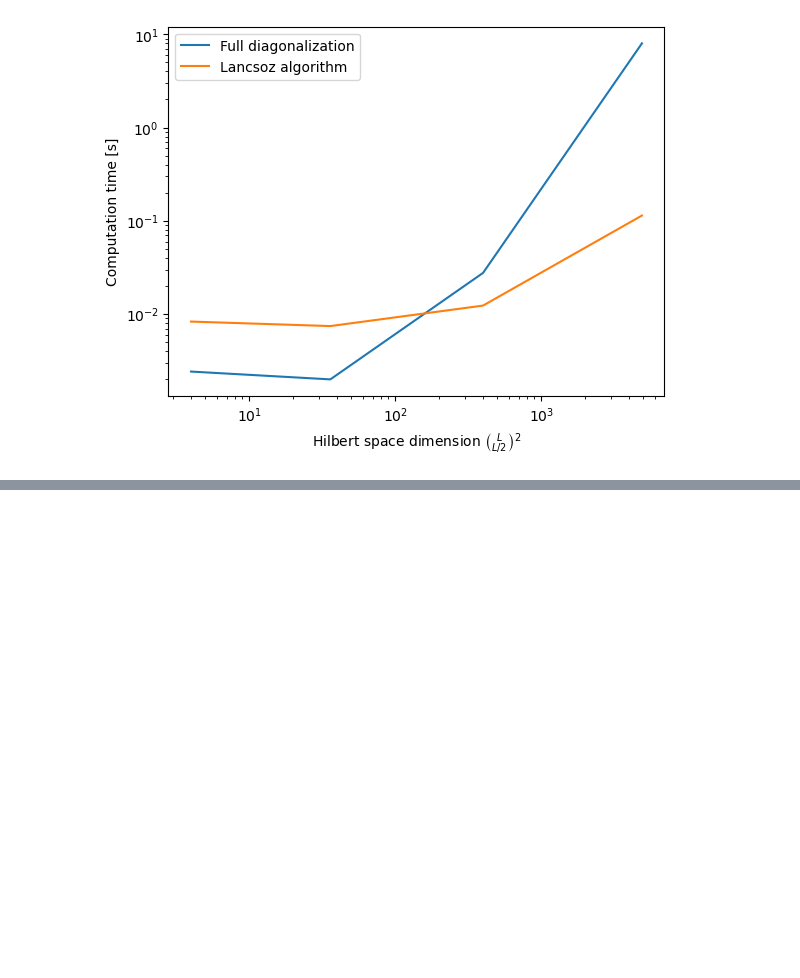
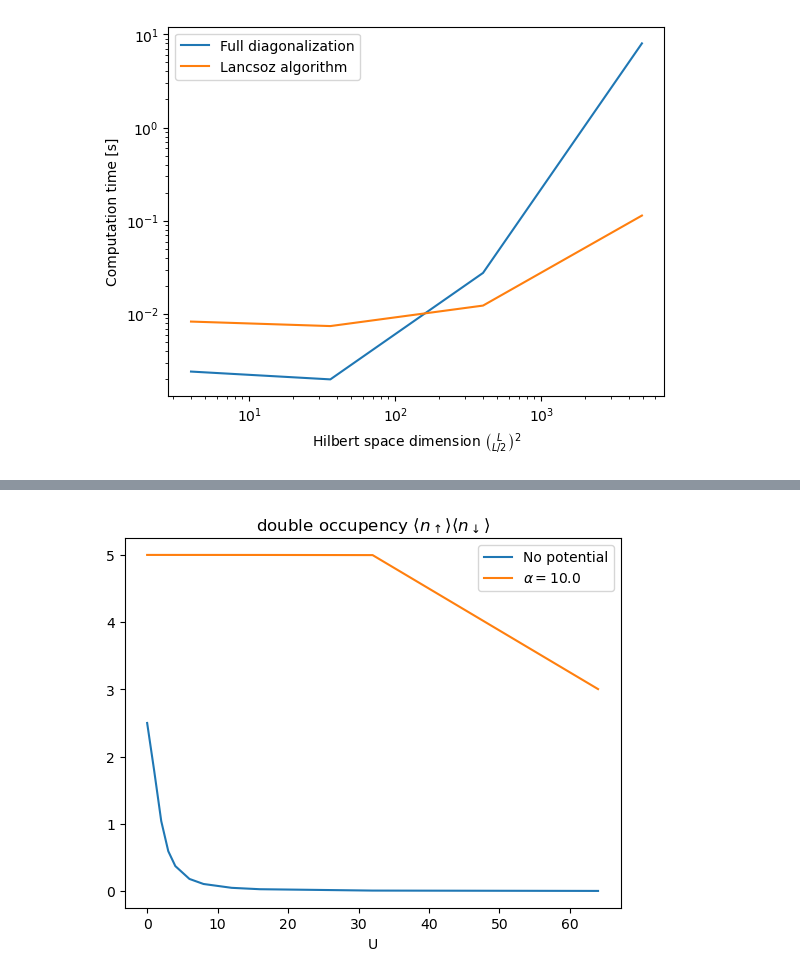
Before and after one commit to Pauline-Chevallier/Num_Methods_for_Q_Systems, a Jupyter notebook: TP1_Lanczos.ipynb, the cells around one changed output, grey strips where cells are left out. Drawn from its saved outputs; the diff is of its cells as text; code cells hidden in the pictures; blank space fills up the shorter version.

```diff
--- a/TP1_Lanczos.ipynb
+++ b/TP1_Lanczos.ipynb
@@ -963,0 +1007,6 @@ array([ 2,  6, 20, 70])
+# %%
+ring = free_fermion_E0(4, 3, t=1.0)
+print(fr"Spin ring E_r = {ring}")
+H_mb = h_fermion_line(4,3, t=1.0)[0]
+line = np.linalg.eigvalsh(H_mb.toarray())[0]
+print(fr"Spin line E_l = {line}")
@@ -963,0 +1110,24 @@ array([ 2,  6, 20, 70])
+# %%
+L10, NU, ND = 10, 5, 5
+t = 1
+#plot the double occupency in the ground state as a function of U/t
+Us = np.array([0.0, 1.0, 2.0, 3.0, 4.0, 6.0, 8.0, 12.0, 16.0, 32.0, 64.0 ])
+docc_list = []
+docc_list2 = []
+for U in Us:
+    H_mb = hubbard_operator(L10, NU, ND, t, U)[0]
+    lanczos_spectrum = lanczos(H_mb, 60, k=1, dtype=np.complex128, seed=1, gs_passes=2  )
+    docc_list.append(np.sum(np.conj(lanczos_spectrum['Psi']).T*(hubbard_operator(L10, NU, ND, t, U)[1])*lanczos_spectrum['Psi'].T))
+
+    H_mb2 = hubbard_operator_bonus(L10, NU, ND, t, U,alpha=10)[0]
+    lanczos_spectrum = lanczos(H_mb2, 60, k=1, dtype=np.complex128, seed=1, gs_passes=2  )
+    docc_list2.append(np.sum(np.conj(lanczos_spectrum['Psi']).T*(hubbard_operator(L10, NU, ND, t, U)[1])*lanczos_spectrum['Psi'].T))
+plt.figure()
+plt.title(r"double occupency $\langle n_{\uparrow}\rangle\langle n_{\downarrow}\rangle$")
+plt.plot(Us,np.real(docc_list),label="No potential")
+plt.plot(Us,np.real(docc_list2),label=r"$\alpha = 10.0$")
+plt.xlabel("U")
+plt.legend()
+plt.show()
+# %% [output]
+[figure, added]
```
Also changed, not shown: parts of 10 cells of this notebook.
